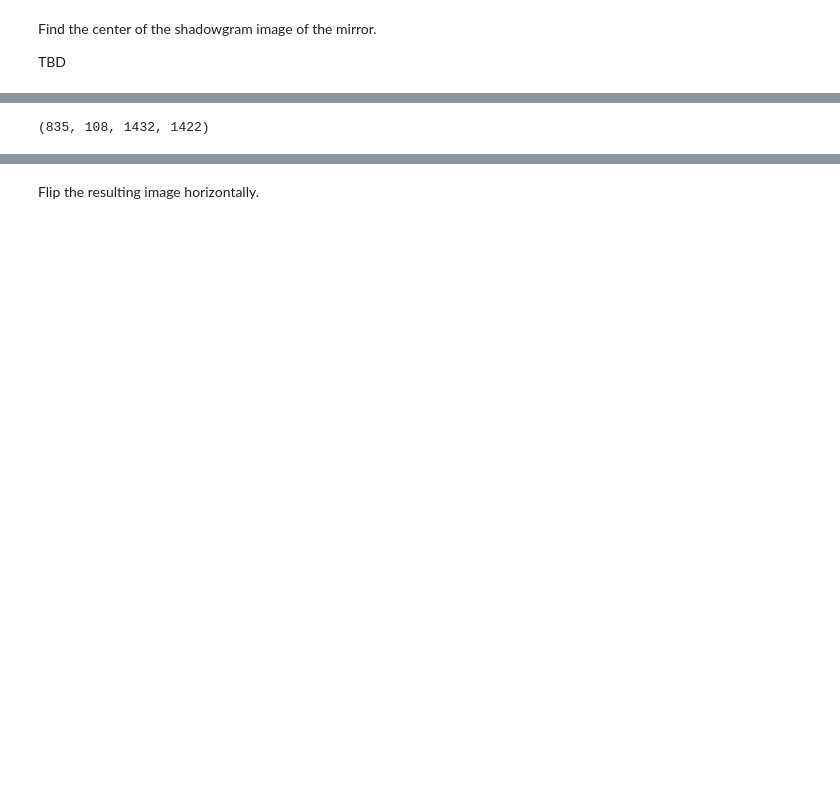
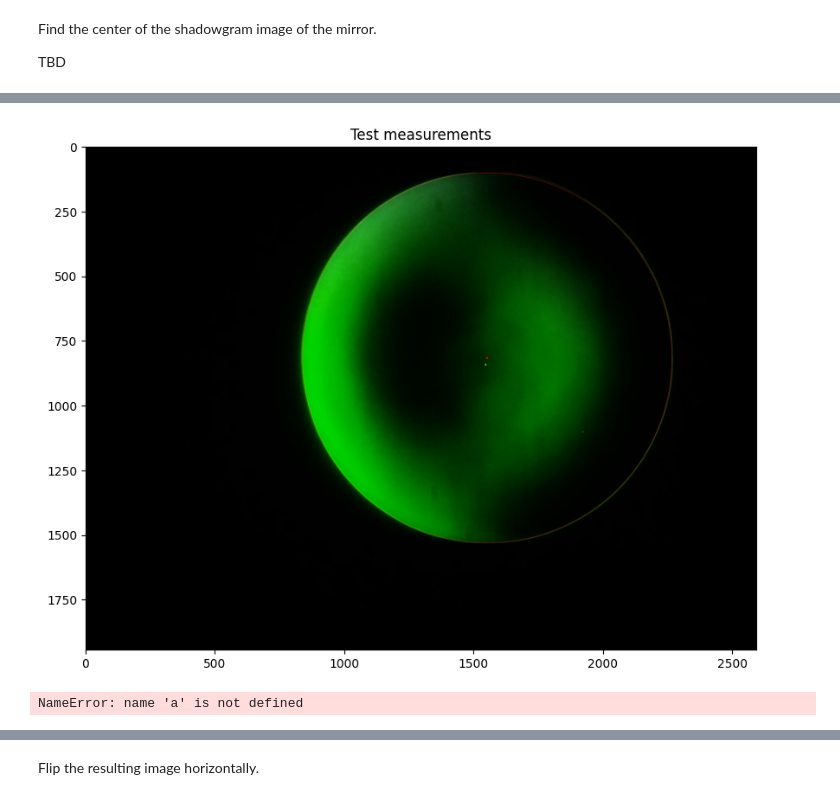
Before and after one commit to nunosousa/TelescopeMirrorTester, a Jupyter notebook: Software/Jupyter Notebooks/Shadowgram analysis/Shadowgram analysis.ipynb, the cells around one changed output, grey strips where cells are left out. Drawn from its saved outputs; the diff is of its cells as text; code cells hidden in the pictures; blank space fills up the shorter version.

```diff
--- a/Software/Jupyter Notebooks/Shadowgram analysis/Shadowgram analysis.ipynb
+++ b/Software/Jupyter Notebooks/Shadowgram analysis/Shadowgram analysis.ipynb
@@ -55,11 +87,28 @@ plt.show()
+# %%
+%matplotlib inline
+
+plt.rcParams['figure.figsize'] = [10, 10]
+#plt.rcParams['figure.dpi'] = 120
+
+plt.title('Test measurements')
+
+# call imshow() using plt object
+plt.imshow(capture_circles, cmap='gray')
+#plt.imshow(capture_circles_center, cmap='gray')
+
+# display that image
+plt.show()
+# %% [output]
+[figure, added]
 # %%
-a = cv2.boundingRect(canny_output)
+#a = cv2.boundingRect(canny_output)
+
 print(a)
 
 color = (128, 0, 0)
 drawing2 = cv2.rectangle(capture_gray, (a[0], a[1]), (a[2], a[3]), color, 2)
 # %% [output]
-(835, 108, 1432, 1422)
+NameError: name 'a' is not defined
 # %%
 %matplotlib inline
 
```
Also changed, not shown: parts of 9 cells of this notebook.
